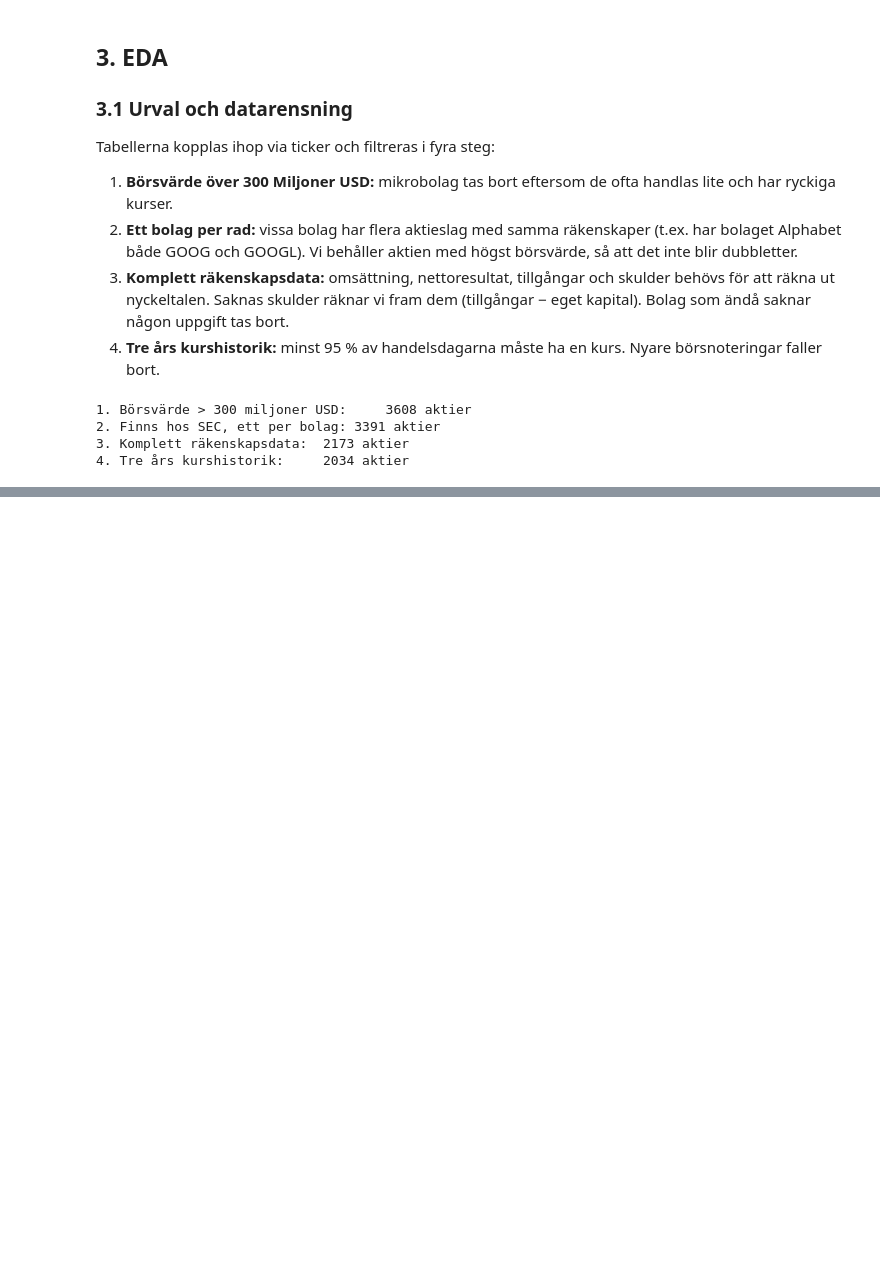
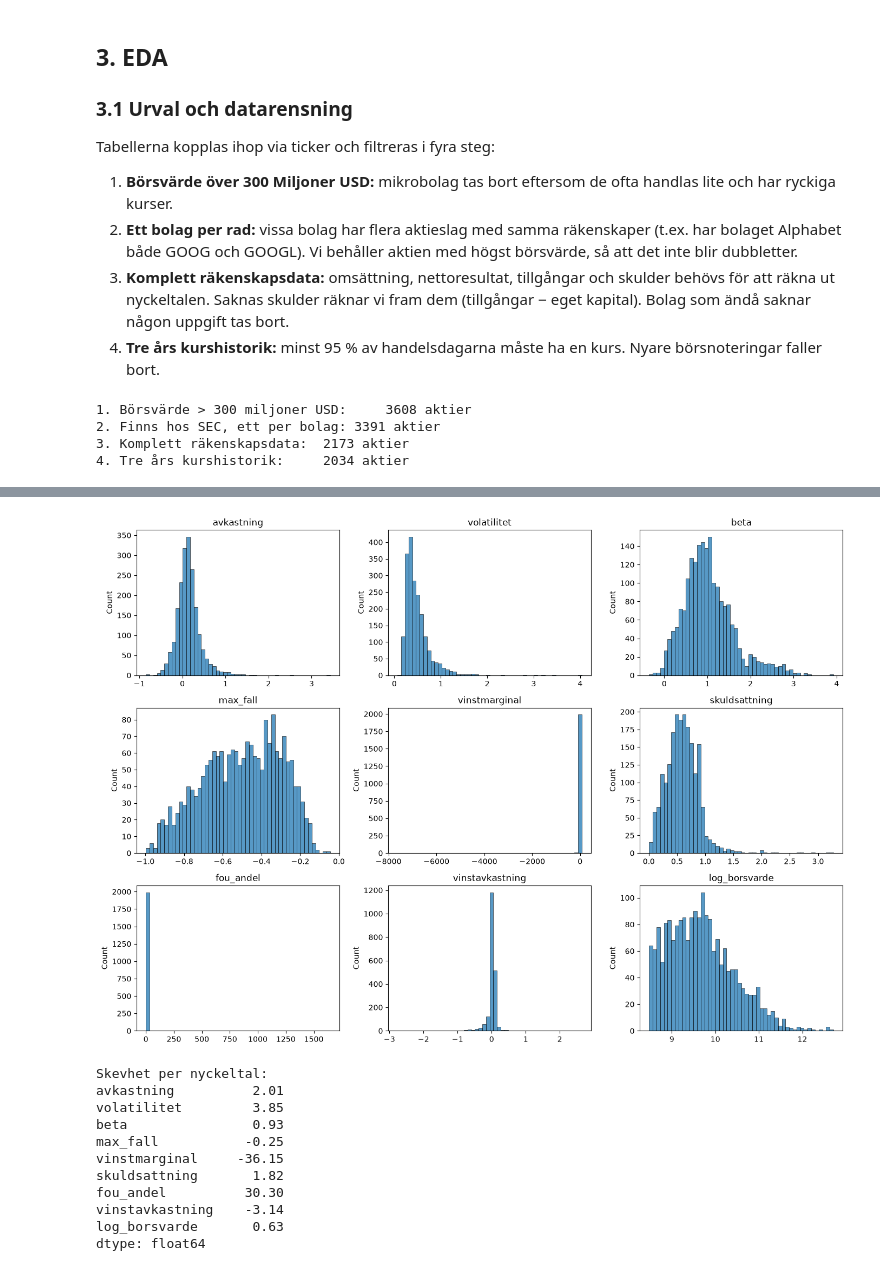
Before and after one commit to peter868686/Aktieklustring, a Jupyter notebook: notebooks/analys.ipynb, the cells around one changed output, grey strips where cells are left out. Cells and saved outputs as stored; diff of their text form; code cells hidden in the pictures; blank space fills up the shorter version.

```diff
--- a/notebooks/analys.ipynb
+++ b/notebooks/analys.ipynb
@@ -123,0 +195,14 @@ print(f"4. Tre års kurshistorik:     {len(df)} aktier")
+# %%
+# 1. Aktier med oändliga eller saknade nyckeltal
+problem = np.isinf(df[features]).any(axis=1) | df[features].isna().any(axis=1)
+print(f"Aktier med inf/NaN: {problem.sum()}")
+display(df.loc[problem, ["ticker", "name", "sector", "revenue", "net_income"]])
+
+# 2. Aktier med kurs 0 eller lägre någon gång
+zero_price = (px <= 0).any()
+print(f"Aktier med kurs <= 0: {zero_price[zero_price].index.tolist()}")
+
+# 3. Orimliga vinstavkastningar (vinst större än hela börsvärdet)
+extreme = df["vinstavkastning"].abs() > 1
+print(f"\nAktier där |vinst| > börsvärdet: {extreme.sum()}")
+display(df.loc[extreme, ["ticker", "name", "sector", "net_income", "marketCap", "vinstavkastning"]])
@@ -123,0 +256,11 @@ print(f"4. Tre års kurshistorik:     {len(df)} aktier")
+# %%
+before = len(df)
+
+df = df[df["revenue"] > 0]                                       # omsättning krävs för kvoterna
+df = df[~df["ticker"].isin(zero_price[zero_price].index)]        # felaktiga kurser
+df = df[df["vinstavkastning"].abs() <= 5]                        # orimliga värden (fel skala i SEC-data)
+df = df[~df["name"].str.contains("Preferred", case=False)]       # preferensaktier
+df = df.reset_index(drop=True)
+
+print(f"Borttagna: {before - len(df)} aktier, kvar: {len(df)} aktier")
+df[features].describe().round(2)
@@ -123,0 +282,26 @@ print(f"4. Tre års kurshistorik:     {len(df)} aktier")
+# %%
+# Ett histogram per nyckeltal i ett rutnät med 3 x 3 diagram
+fig, axes = plt.subplots(3, 3, figsize=(14, 10))
+for ax, col in zip(axes.flat, features):
+    sns.histplot(df[col], bins=50, ax=ax)
+    ax.set_title(col)
+    ax.set_xlabel("")
+plt.tight_layout()
+plt.show()
+
+# Skevhet: 0 = symmetrisk, över ±1 = tydligt skev
+print("Skevhet per nyckeltal:")
+print(df[features].skew().round(2))
+# %% [output]
+[figure, added]
+Skevhet per nyckeltal:
+avkastning          2.01
+volatilitet         3.85
+beta                0.93
+max_fall           -0.25
+vinstmarginal     -36.15
+skuldsattning       1.82
+fou_andel          30.30
+vinstavkastning    -3.14
+log_borsvarde       0.63
+dtype: float64
```
Also changed, not shown: parts of 17 cells of this notebook.
